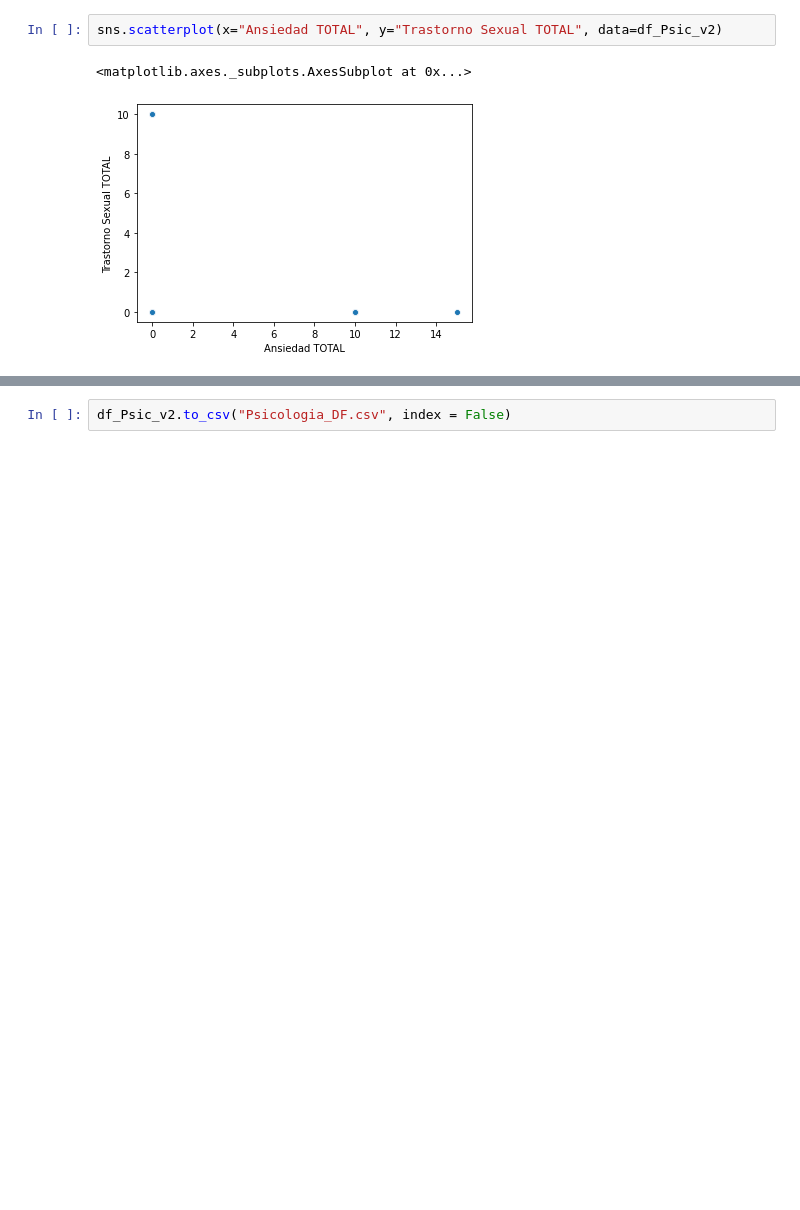
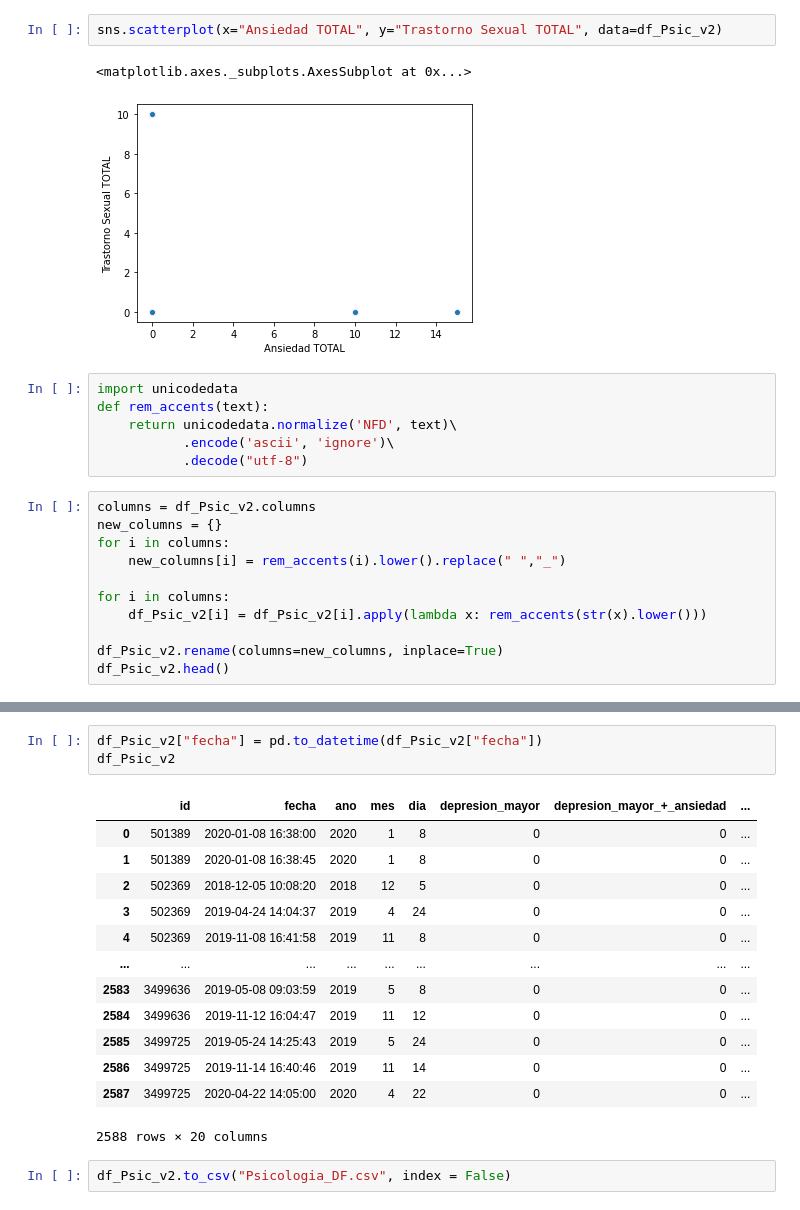
Before and after one commit to mavalderrama/helpharma, a Jupyter notebook: notebooks/clean_PSICOLOGIA.ipynb, the cells around one changed output, grey strips where cells are left out. Saved outputs shown, nothing was run; the diff lists cells and outputs as text; blank space fills up the shorter version.

```diff
--- a/notebooks/clean_PSICOLOGIA.ipynb
+++ b/notebooks/clean_PSICOLOGIA.ipynb
@@ -111,3 +111,20 @@ sns.scatterplot(x="Ansiedad TOTAL", y="Trastorno Sexual TOTAL", data=df_Psic_v2)
 # %% [output]
 <matplotlib.axes._subplots.AxesSubplot at 0x...>
 [figure]
+# %%
+import unicodedata
+def rem_accents(text):
+    return unicodedata.normalize('NFD', text)\
+           .encode('ascii', 'ignore')\
+           .decode("utf-8")
+# %%
+columns = df_Psic_v2.columns
+new_columns = {}
+for i in columns:
+    new_columns[i] = rem_accents(i).lower().replace(" ","_")
+
+for i in columns:
+    df_Psic_v2[i] = df_Psic_v2[i].apply(lambda x: rem_accents(str(x).lower()))
+
+df_Psic_v2.rename(columns=new_columns, inplace=True)
+df_Psic_v2.head()
@@ -114,2 +138,19 @@ sns.scatterplot(x="Ansiedad TOTAL", y="Trastorno Sexual TOTAL", data=df_Psic_v2)
+# %%
+df_Psic_v2["fecha"] = pd.to_datetime(df_Psic_v2["fecha"])
+df_Psic_v2
+# %% [output]
+|  | id | fecha | ano | mes | dia | depresion_mayor | depresion_mayor_+_ansiedad | ... |
+| 0 | 501389 | 2020-01-08 16:38:00 | 2020 | 1 | 8 | 0 | 0 | ... |
+| 1 | 501389 | 2020-01-08 16:38:45 | 2020 | 1 | 8 | 0 | 0 | ... |
+| 2 | 502369 | 2018-12-05 10:08:20 | 2018 | 12 | 5 | 0 | 0 | ... |
+| 3 | 502369 | 2019-04-24 14:04:37 | 2019 | 4 | 24 | 0 | 0 | ... |
+| 4 | 502369 | 2019-11-08 16:41:58 | 2019 | 11 | 8 | 0 | 0 | ... |
+| ... | ... | ... | ... | ... | ... | ... | ... | ... |
+| 2583 | 3499636 | 2019-05-08 09:03:59 | 2019 | 5 | 8 | 0 | 0 | ... |
+| 2584 | 3499636 | 2019-11-12 16:04:47 | 2019 | 11 | 12 | 0 | 0 | ... |
+| 2585 | 3499725 | 2019-05-24 14:25:43 | 2019 | 5 | 24 | 0 | 0 | ... |
+| 2586 | 3499725 | 2019-11-14 16:40:46 | 2019 | 11 | 14 | 0 | 0 | ... |
+| 2587 | 3499725 | 2020-04-22 14:05:00 | 2020 | 4 | 22 | 0 | 0 | ... |
+2588 rows × 20 columns
 # %%
 df_Psic_v2.to_csv("Psicologia_DF.csv", index = False)
```
Also changed, not shown: parts of 1 cell of this notebook, 5 other files.
